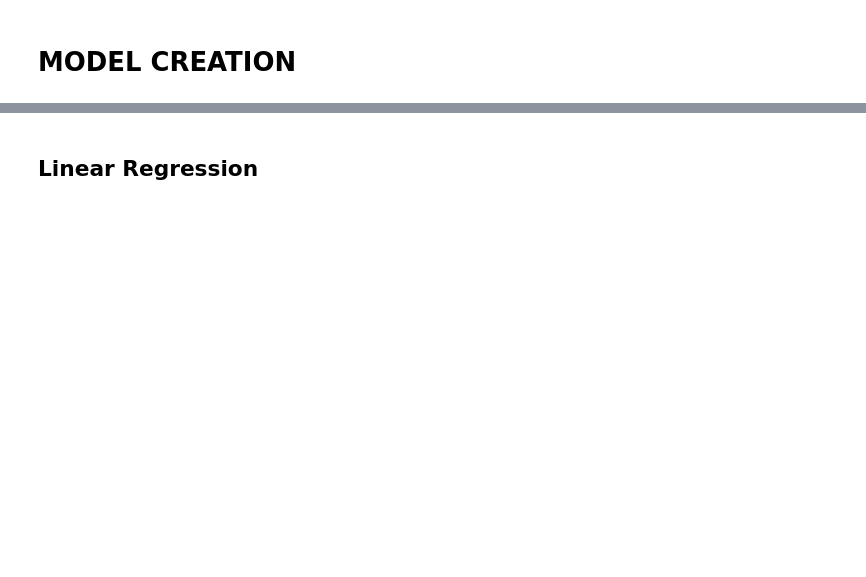
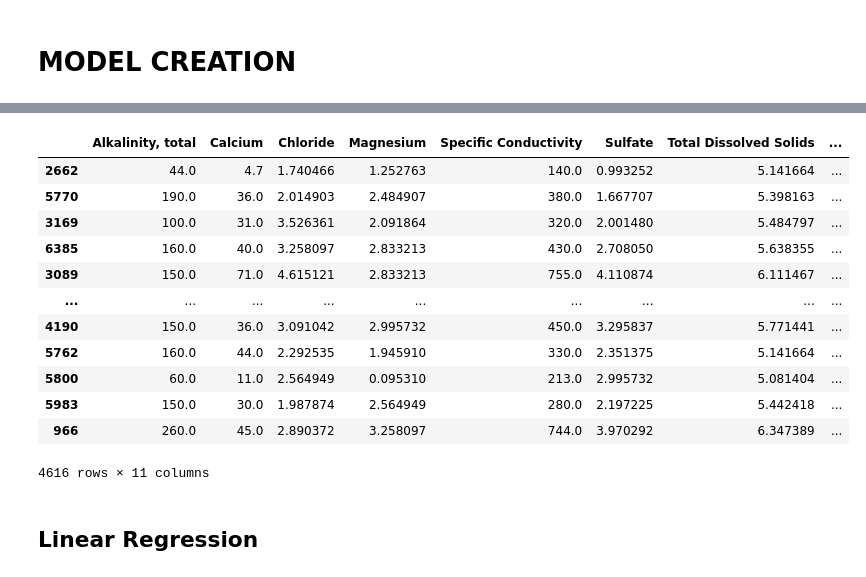
Before and after one commit to evelynnn04/CompfestDSA, a Jupyter notebook: MED_CompfestDSA.ipynb, the cells around one changed output, grey strips where cells are left out. Cells and saved outputs as stored; diff of their text form; code cells hidden in the pictures; blank space fills up the shorter version.

```diff
--- a/MED_CompfestDSA.ipynb
+++ b/MED_CompfestDSA.ipynb
@@ -209,3 +290,19 @@ Name: Hardness, dtype: float64
+# %%
+X_train
+# %% [output]
+|  | Alkalinity, total | Calcium | Chloride | Magnesium | Specific Conductivity | Sulfate | Total Dissolved Solids | ... |
+| 2662 | 44.0 | 4.7 | 1.740466 | 1.252763 | 140.0 | 0.993252 | 5.141664 | ... |
+| 5770 | 190.0 | 36.0 | 2.014903 | 2.484907 | 380.0 | 1.667707 | 5.398163 | ... |
+| 3169 | 100.0 | 31.0 | 3.526361 | 2.091864 | 320.0 | 2.001480 | 5.484797 | ... |
+| 6385 | 160.0 | 40.0 | 3.258097 | 2.833213 | 430.0 | 2.708050 | 5.638355 | ... |
+| 3089 | 150.0 | 71.0 | 4.615121 | 2.833213 | 755.0 | 4.110874 | 6.111467 | ... |
+| ... | ... | ... | ... | ... | ... | ... | ... | ... |
+| 4190 | 150.0 | 36.0 | 3.091042 | 2.995732 | 450.0 | 3.295837 | 5.771441 | ... |
+| 5762 | 160.0 | 44.0 | 2.292535 | 1.945910 | 330.0 | 2.351375 | 5.141664 | ... |
+| 5800 | 60.0 | 11.0 | 2.564949 | 0.095310 | 213.0 | 2.995732 | 5.081404 | ... |
+| 5983 | 150.0 | 30.0 | 1.987874 | 2.564949 | 280.0 | 2.197225 | 5.442418 | ... |
+| 966 | 260.0 | 45.0 | 2.890372 | 3.258097 | 744.0 | 3.970292 | 6.347389 | ... |
+4616 rows × 11 columns
 # %% [markdown]
 ## Linear Regression
 # %%
```
Also changed, not shown: parts of 101 cells of this notebook, 24 other files.
